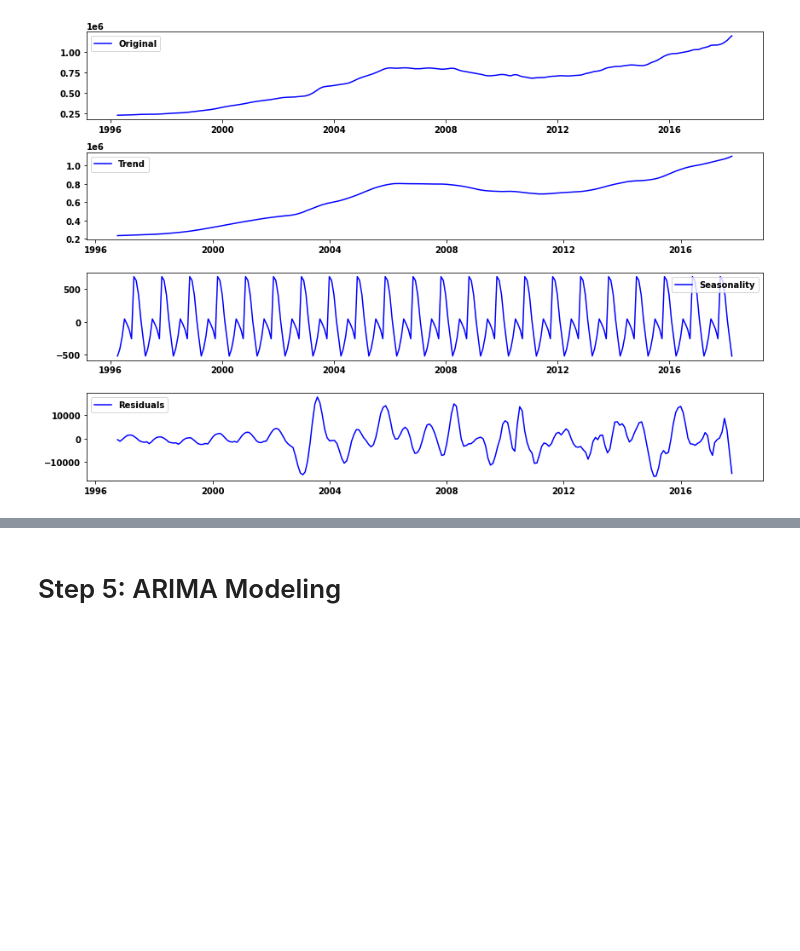
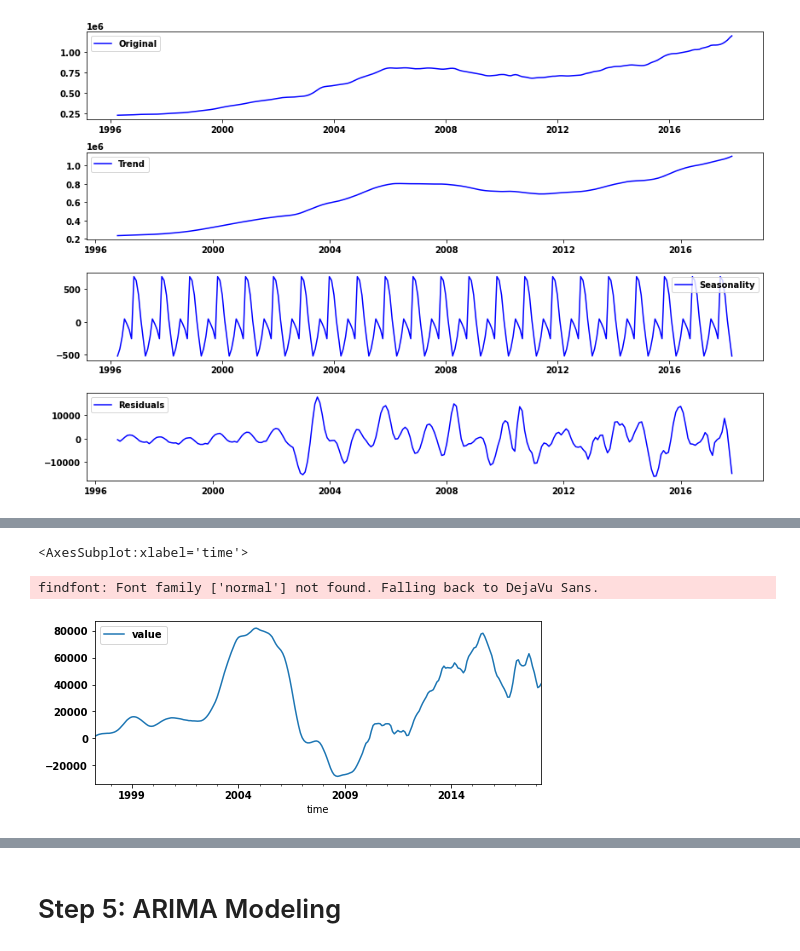
Before and after one commit to yehcolum/ZillowTimeSeries, a Jupyter notebook: time-series/Zillow Data Time Series Analysis.ipynb, the cells around one changed output, grey strips where cells are left out. Saved outputs shown, nothing was run; the diff lists cells and outputs as text; code cells hidden in the pictures; blank space fills up the shorter version.

```diff
--- a/time-series/Zillow Data Time Series Analysis.ipynb
+++ b/time-series/Zillow Data Time Series Analysis.ipynb
@@ -441,3 +441,7 @@ plt.legend(loc='best')
 plt.tight_layout()
 # %% [output]
 [figure]
+# %%
+#r1 detrending
+r1_diff = melted_r1.diff(periods=12).dropna()
+r1_diff.head()
@@ -443,0 +456,6 @@ plt.tight_layout()
+# %%
+r1_diff.plot(figsize=(8,3))
+# %% [output]
+<AxesSubplot:xlabel='time'>
+findfont: Font family ['normal'] not found. Falling back to DejaVu Sans.
+[figure, added]
```
Also changed, not shown: parts of 25 cells of this notebook.
